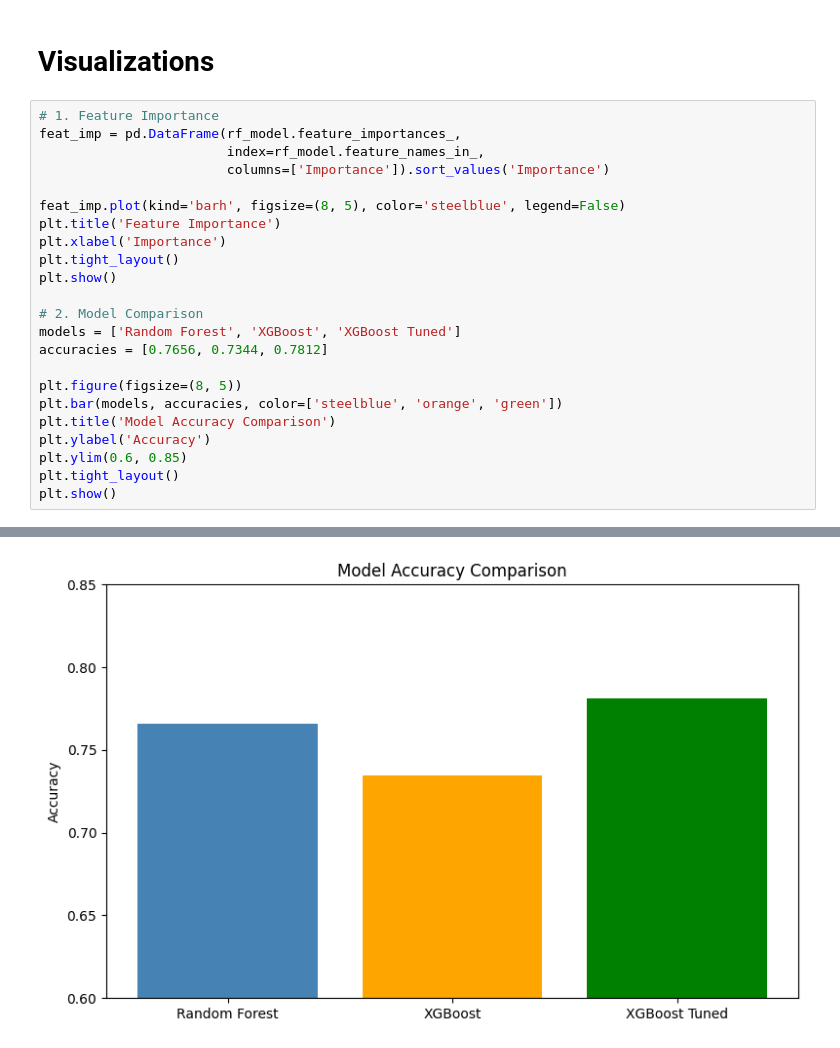
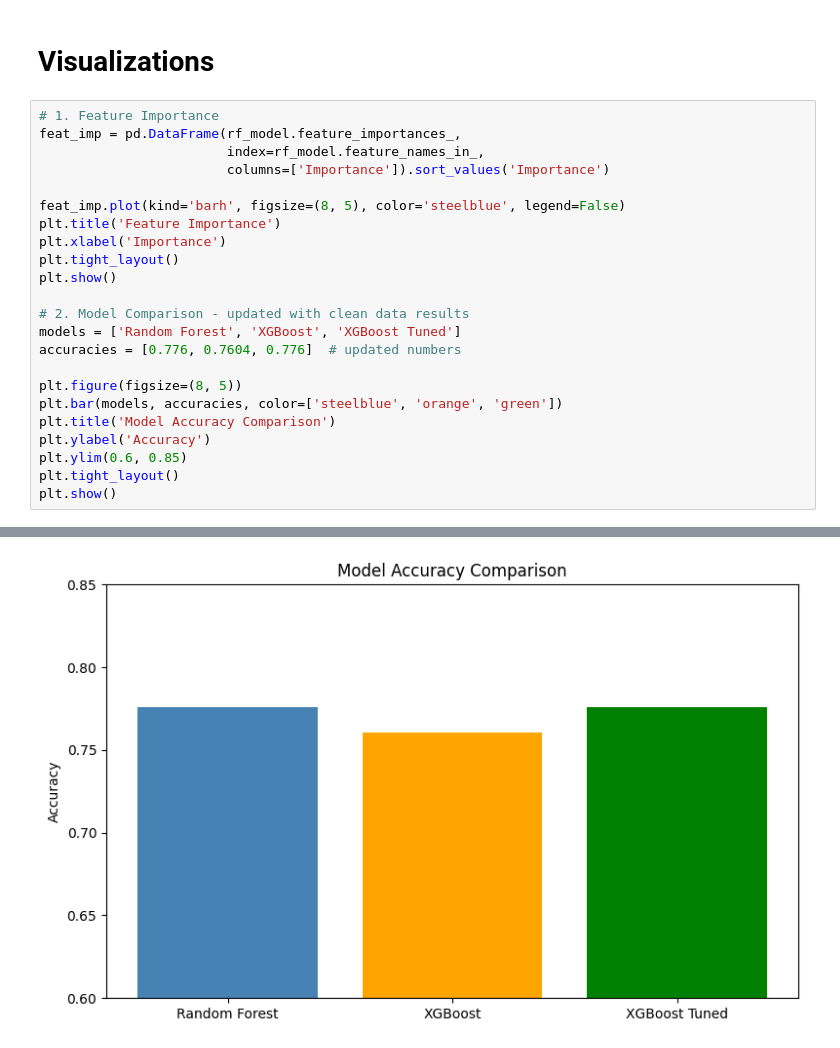
Before and after one commit to aetabid/diabetes_prediction, a Jupyter notebook: src/explore.ipynb, the cells around one changed output, grey strips where cells are left out. Cells and saved outputs as stored; diff of their text form.

Commit message:
add data cleaning and visualizations

```diff
--- a/src/explore.ipynb
+++ b/src/explore.ipynb
@@ -319,26 +319,26 @@ weighted avg       0.78      0.78      0.78       192
 # %%
 # 1. Feature Importance
 feat_imp = pd.DataFrame(rf_model.feature_importances_,
                         index=rf_model.feature_names_in_,
                         columns=['Importance']).sort_values('Importance')
 
 feat_imp.plot(kind='barh', figsize=(8, 5), color='steelblue', legend=False)
 plt.title('Feature Importance')
 plt.xlabel('Importance')
 plt.tight_layout()
 plt.show()
 
-# 2. Model Comparison
+# 2. Model Comparison - updated with clean data results
 models = ['Random Forest', 'XGBoost', 'XGBoost Tuned']
-accuracies = [0.7656, 0.7344, 0.7812]
+accuracies = [0.776, 0.7604, 0.776]  # updated numbers
 
 plt.figure(figsize=(8, 5))
 plt.bar(models, accuracies, color=['steelblue', 'orange', 'green'])
 plt.title('Model Accuracy Comparison')
 plt.ylabel('Accuracy')
 plt.ylim(0.6, 0.85)
 plt.tight_layout()
 plt.show()
 # %% [output]
 [figure]
-[figure, old version]
+[figure, new version]
```
